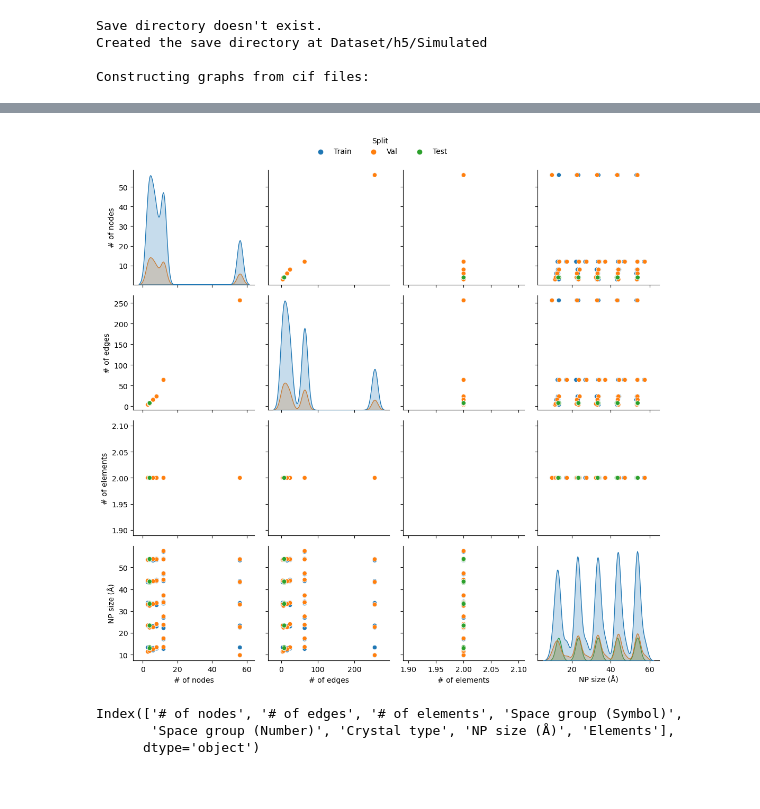
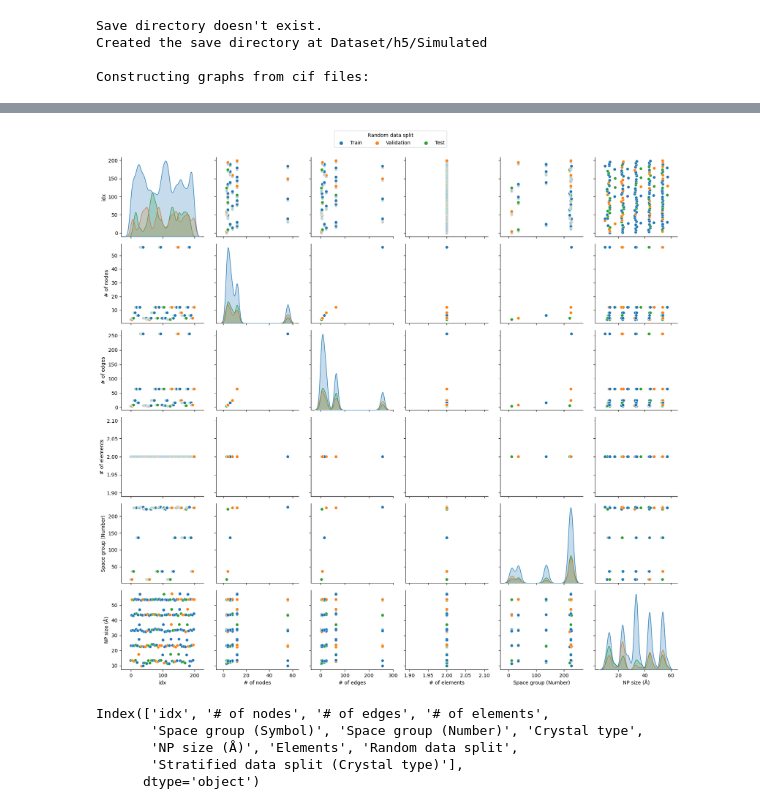
Before and after one commit to UlrikFriisJensen/CHILI, a Jupyter notebook: functionTesting.ipynb, the cells around one changed output, grey strips where cells are left out. Saved outputs shown, nothing was run; the diff lists cells and outputs as text; code cells hidden in the pictures.

```diff
--- a/functionTesting.ipynb
+++ b/functionTesting.ipynb
@@ -72,3 +31,5 @@ test.create_data_split(split_strategy='stratified', stratify_on='Crystal type')
+# %%
+test.load_data_split(split_strategy='stratified', stratify_on='Crystal type')
 # %%
 test.get(1)
 # %% [output]
@@ -189,14 +123,16 @@ plt.show()
 # %%
-ax = sns.pairplot(data=stats, hue='Split', diag_kws=dict(bw_method=0.1))
+ax = sns.pairplot(data=stats, hue='Random data split', diag_kws=dict(bw_method=0.1))
 sns.move_legend(ax, loc='lower center', bbox_to_anchor=(0.5, 1), ncol=3)
 plt.tight_layout()
 plt.savefig('./test_stats_pairplot.png', format='png', dpi=300)
 plt.show()
 # %% [output]
-[figure, old version]
+[figure, new version]
 # %%
 stats.columns
 # %% [output]
-Index(['# of nodes', '# of edges', '# of elements', 'Space group (Symbol)',
-       'Space group (Number)', 'Crystal type', 'NP size (Å)', 'Elements'],
+Index(['idx', '# of nodes', '# of edges', '# of elements',
+       'Space group (Symbol)', 'Space group (Number)', 'Crystal type',
+       'NP size (Å)', 'Elements', 'Random data split',
+       'Stratified data split (Crystal type)'],
       dtype='object')
```
Also changed, not shown: parts of 22 cells of this notebook, 1 other file.
